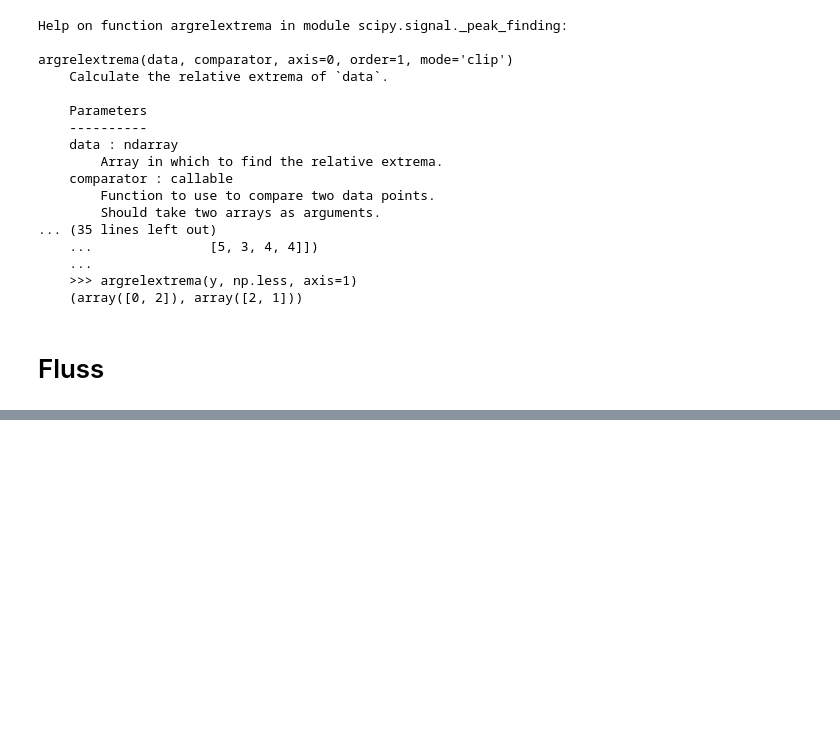
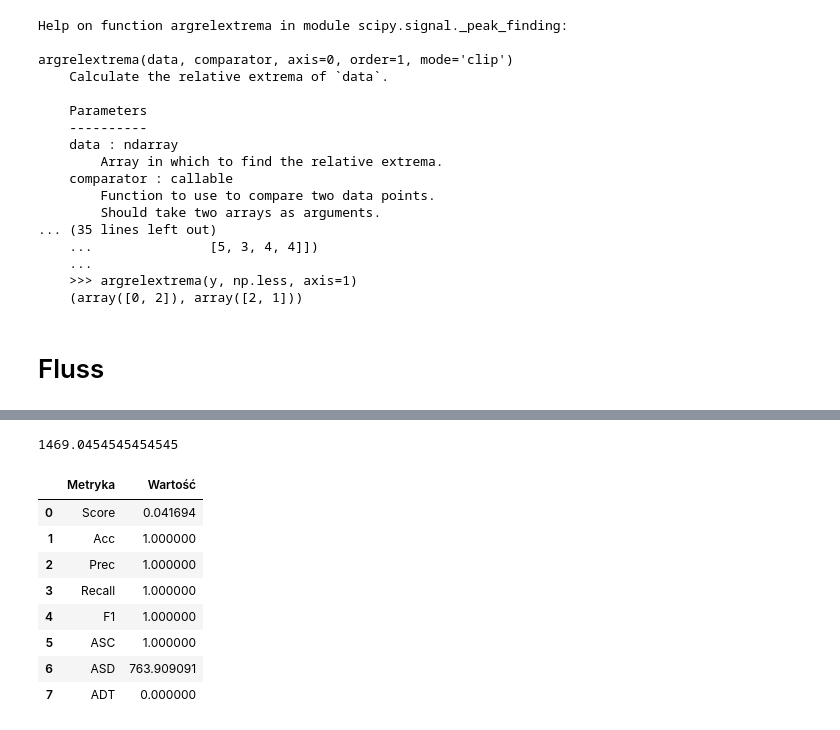
Before and after one commit to damjam212/TimeSeriesSegmentation, a Jupyter notebook: Data_segmentation.ipynb, the cells around one changed output, grey strips where cells are left out. Drawn from its saved outputs; the diff is of its cells as text; code cells hidden in the pictures; blank space fills up the shorter version.

Commit message:
feat: add new scoring function and add fluss example evalution

```diff
--- a/Data_segmentation.ipynb
+++ b/Data_segmentation.ipynb
@@ -1574,0 +1562,59 @@ nowe
+# %%
+def get_evaluation(result,original_points,n):
+    prediction_margin =( n/len(original_points)/8)
+    print(prediction_margin)
+    TP,TN,FP,FN = calculate_TP_TN_FP_FN(n,regimes,original_points,prediction_margin)
+    ASC = calculateASC(n,regimes,original_points,prediction_margin)
+    ASD = calculateASD(n,regimes,original_points,prediction_margin)
+    ADT = calculateADT(n,regimes,original_points,prediction_margin)
+
+    Acc, Prec, Recall, F1 = calculate_ACC_PRE_REC_F1(TP,TN,FP,FN)
+    score = ScoreRegimes(result,original_points,n)
+
+        # Dane
+    etykiety = ["Score","Acc", "Prec", "Recall", "F1","ASC","ASD","ADT"]
+    wartosci = [score,Acc, Prec, Recall, F1 , ASC , ASD, ADT]
+
+        # Tworzenie DataFrame
+    evaluation = pd.DataFrame({
+            "Metryka": etykiety,
+            "Wartość": wartosci
+        })
+    return evaluation
+eval = get_evaluation(regimes,ch,129276)
+
+def ScoreRegimes(locRegimes, gtRegimes, ts_length):
+    """
+    Function to score the difference between extracted regimes and ground truth regimes.
+
+    Parameters:
+    locRegimes (list or np.array): extracted regimes
+    gtRegimes (list or np.array): ground truth regimes
+    ts_length (int): length of the time series
+
+    Returns:
+    float: score in the range [0, 1], with 0 being the best score
+    """
+    sumDiff = 0
+    numRegimes = len(gtRegimes)
+
+    for i in range(numRegimes):
+        # Find the gtRegimes[j] closest to locRegimes[i]
+        closest_diff = min(abs(locRegime - gtRegimes[j]) for j, locRegime in enumerate(locRegimes))
+        sumDiff += closest_diff
+
+    score = sumDiff / ts_length
+    return score
+
+eval
+# %% [output]
+1469.0454545454545
+|  | Metryka | Wartość |
+| 0 | Score | 0.041694 |
+| 1 | Acc | 1.000000 |
+| 2 | Prec | 1.000000 |
+| 3 | Recall | 1.000000 |
+| 4 | F1 | 1.000000 |
+| 5 | ASC | 1.000000 |
+| 6 | ASD | 763.909091 |
+| 7 | ADT | 0.000000 |
```
Also changed, not shown: parts of 6 cells of this notebook.
